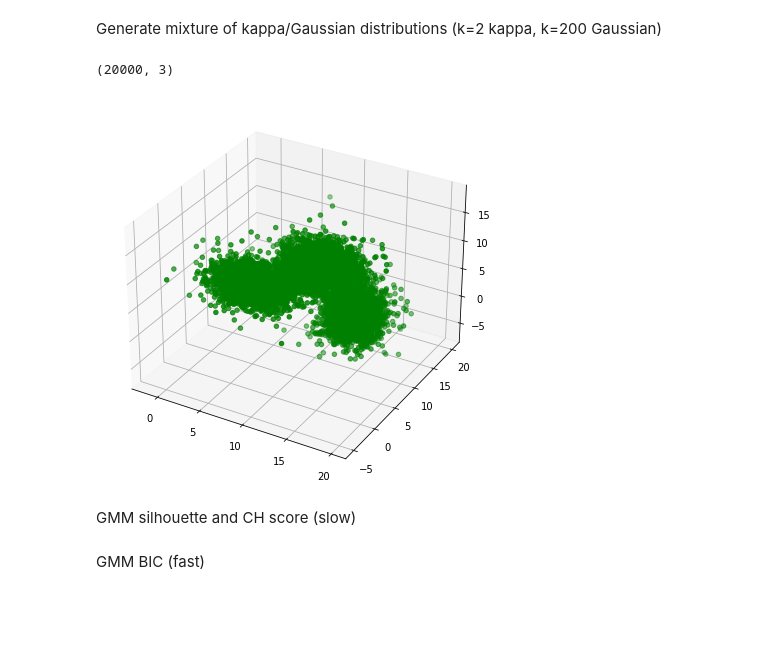
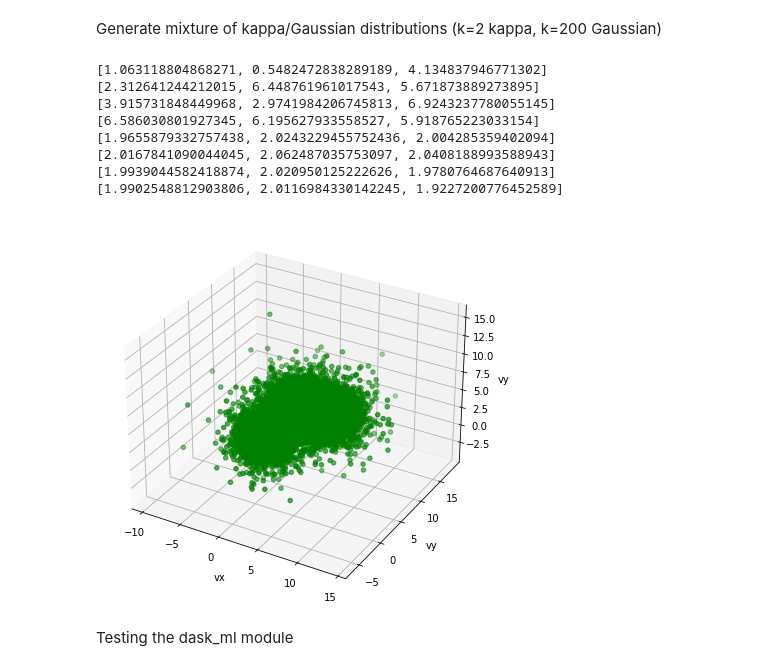
Before and after one commit to NathanNoaMaes/VDFClusteringMMS, a Jupyter notebook: spectraltest.ipynb, the cells around one changed output. Cells and saved outputs as stored; diff of their text form; code cells hidden in the pictures; blank space fills up the shorter version.

```diff
--- a/spectraltest.ipynb
+++ b/spectraltest.ipynb
@@ -23,58 +21,90 @@ conda install -c conda-forge dask-ml
 # %% [markdown]
 Generate mixture of kappa/Gaussian distributions (k=2 kappa, k=200 Gaussian)
 # %%
-Np=5000 #Amount of particles
+Np=5000 #Number of particles generated from distribution
+
 from random import randint
-k_kappa_min=4
-k_kappa_max=7       #k_kappa=2 for kappa distribution - k_kappa=200 for full gaussian
-NC=4                    #Amount of clusters
-v0x=15*np.random.rand(NC) #change value in front of random array to change the shift in that direction
-v0y=15*np.random.rand(NC)
-v0z=15*np.random.rand(NC)
+import random
+
+k_kappa_min=2
+k_kappa_max=6
+
+NC=4   #Amount of clusters
+b=7    #Maximum separation between means of the clusters
+v0x=b*np.random.rand(NC)
+v0y=b*np.random.rand(NC)
+v0z=b*np.random.rand(NC)
 vpkx=[]
 vpky=[]
 vpkz=[]
 for ncomp in range(0,NC):
-    uth=np.sqrt(2)
-    vth=uth
-    apar = uth*uth*2.0*(randint(k_kappa_min, k_kappa_max)-1.5)/randint(k_kappa_min, k_kappa_max)
-    aperp = vth*vth*2.0*(randint(k_kappa_min, k_kappa_max)-1.5)/randint(k_kappa_min, k_kappa_max)
+
+    k_kappa=random.uniform(k_kappa_min, k_kappa_max) #Use this line if you want to generate clusters from different kappa values
+#     k_kappa=2.1 #k_kappa=2 for kappa distribution - k_kappa=200 for full gaussian
+
+
+    uth=np.sqrt(2) #Thermal velocities
+    vth=np.sqrt(2)
+    apar = uth*uth*2.0*(k_kappa-1.5)/k_kappa
+    aperp = vth*vth*2.0*(k_kappa-1.5)/k_kappa
+
     theta = 2.0 * np.pi * np.random.rand(Np)
-    vpar=np.sqrt(randint(k_kappa_min, k_kappa_max)*apar*(pow(np.random.rand(Np),(-1.0/(randint(k_kappa_min, k_kappa_max)-0.5)))-1.0))*np.cos(theta)
-    vperp=np.sqrt(randint(k_kappa_min, k_kappa_max)*aperp*(1.0+vpar*vpar/(randint(k_kappa_min, k_kappa_max)*apar+1e-10))*(pow((1.0-np.random.rand(Np)),(-1.0/randint(k_kappa_min, k_kappa_max)))-1.0))
+    vpar=np.sqrt(k_kappa*apar*(pow(np.random.rand(Np),(-1.0/(k_kappa-0.5)))-1.0))*np.cos(theta)
+    vperp=np.sqrt(k_kappa*aperp*(1.0+vpar*vpar/(k_kappa*apar+1e-10))*(pow((1.0-np.random.rand(Np)),(-1.0/k_kappa))-1.0))
 
     theta = 2*np.pi*np.random.rand(Np)
     vpkx2=v0x[ncomp]+vpar
     vpky2=v0y[ncomp]+vperp * np.cos(theta)
     vpkz2=v0z[ncomp]+vperp * np.sin(theta)
 
     vpkx.append(vpkx2)
     vpky.append(vpky2)
     vpkz.append(vpkz2)
 
 
 
 vpkx = list(np.concatenate(vpkx). flat)
 vpky = list(np.concatenate(vpky). flat)
 vpkz = list(np.concatenate(vpkz). flat)
 Xdata=np.array([vpkx,vpky,vpkz])
 
 Xdata=np.conjugate(Xdata).T
-print(Xdata.shape)
+#print(Xdata.shape)
 fig = plt.figure(figsize = (10, 7))
 ax = plt.axes(projection ="3d")
 
-# Creating plot
+# Creating cluster plot
 ax.scatter3D(Xdata[:,0], Xdata[:,1], Xdata[:,2], color = "green")
+ax.set_xlabel('vx')
+ax.set_ylabel('vy')
+ax.set_zlabel('vy')
 
+# ax.axes.set_xlim3d(left=0, right=12)
+# ax.axes.set_ylim3d(bottom=0, top=12)
+# ax.axes.set_zlim3d(bottom=0, top=12)
 
+# Means of 4 clusters
+print([np.mean(Xdata[:Np,0]),np.mean(Xdata[:Np,1]),np.mean(Xdata[:Np,2])])
+print([np.mean(Xdata[Np:2*Np,0]),np.mean(Xdata[Np:2*Np,1]),np.mean(Xdata[Np:2*Np,2])])
+print([np.mean(Xdata[2*Np:3*Np,0]),np.mean(Xdata[2*Np:3*Np,1]),np.mean(Xdata[2*Np:3*Np,2])])
+print([np.mean(Xdata[3*Np:,0]),np.mean(Xdata[3*Np:,1]),np.mean(Xdata[3*Np:,2])])
+#variances of 4 clusters
+print([np.mean(np.abs(Xdata[:Np,0]-np.mean(Xdata[:Np,0]))**2),np.mean(np.abs(Xdata[:Np,1]-np.mean(Xdata[:Np,1]))**2),np.mean(np.abs(Xdata[:Np,2]-np.mean(Xdata[:Np,2]))**2)])
+print([np.mean(np.abs(Xdata[Np:2*Np,0]-np.mean(Xdata[Np:2*Np,0]))**2),np.mean(np.abs(Xdata[Np:2*Np,1]-np.mean(Xdata[Np:2*Np,1]))**2),np.mean(np.abs(Xdata[Np:2*Np,2]-np.mean(Xdata[Np:2*Np,2]))**2)])
+print([np.mean(np.abs(Xdata[2*Np:3*Np,0]-np.mean(Xdata[2*Np:3*Np,0]))**2),np.mean(np.abs(Xdata[2*Np:3*Np,1]-np.mean(Xdata[2*Np:3*Np,1]))**2),np.mean(np.abs(Xdata[2*Np:3*Np,2]-np.mean(Xdata[2*Np:3*Np,2]))**2)])
+print([np.mean(np.abs(Xdata[3*Np:,0]-np.mean(Xdata[3*Np:,0]))**2),np.mean(np.abs(Xdata[3*Np:,1]-np.mean(Xdata[3*Np:,1]))**2),np.mean(np.abs(Xdata[3*Np:,2]-np.mean(Xdata[3*Np:,2]))**2)])
 # show plot
 plt.show()
 # %% [output]
-(20000, 3)
+[1.063118804868271, 0.5482472838289189, 4.134837946771302]
+[2.312641244212015, 6.448761961017543, 5.671873889273895]
+[3.915731848449968, 2.9741984206745813, 6.9243237780055145]
+[6.586030801927345, 6.195627933558527, 5.918765223033154]
+[1.9655879332757438, 2.0243229455752436, 2.004285359402094]
+[2.0167841090044045, 2.062487035753097, 2.0408188993588943]
+[1.9939044582418874, 2.020950125222626, 1.9780764687640913]
+[1.9902548812903806, 2.0116984330142245, 1.9227200776452589]
-[figure, old version]
+[figure, new version]
-# %% [markdown]
-GMM silhouette and CH score (slow)
-# %% [markdown]
-GMM BIC (fast)
+# %% [markdown]
+Testing the dask_ml module
 # %%
```
Also changed, not shown: parts of 8 cells of this notebook, 2 other files.
